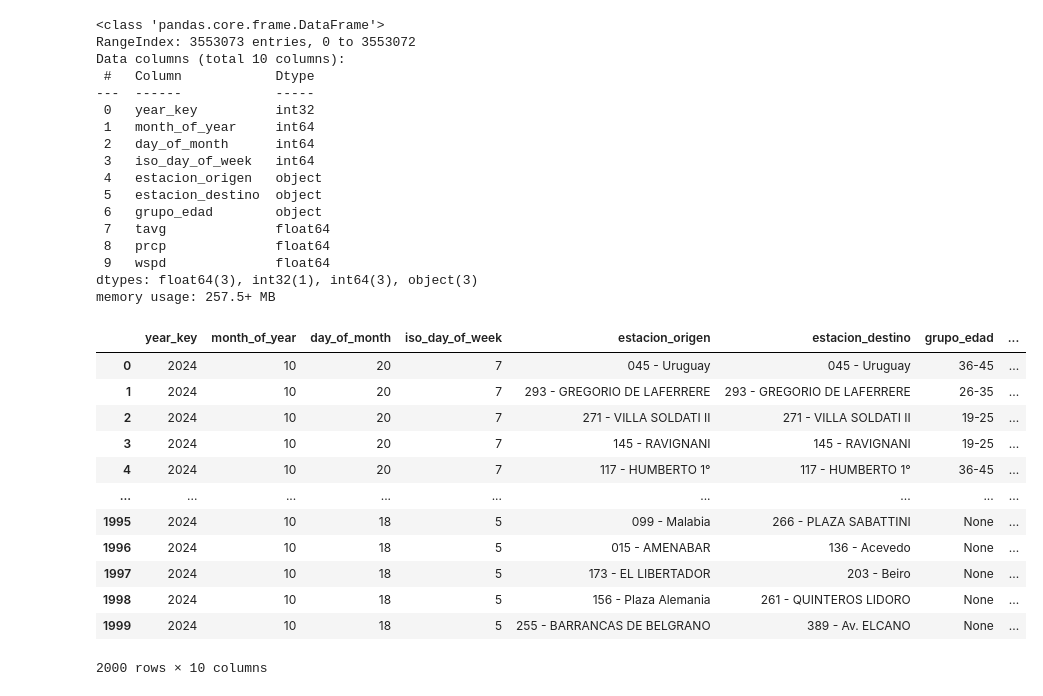
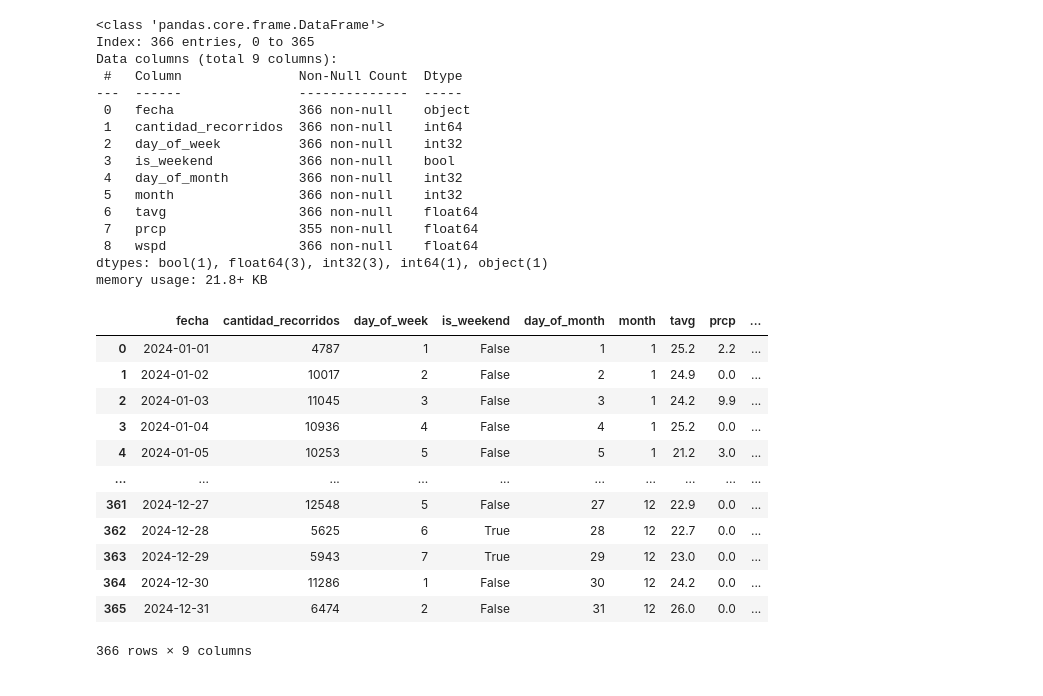
Before and after one commit to RodriMesa/proyectos_maestria, a Jupyter notebook: AprendizajeDeMaquinas/trabajo_final.ipynb, the cells around one changed output. Saved outputs shown, nothing was run; the diff lists cells and outputs as text; code cells hidden in the pictures.

```diff
--- a/AprendizajeDeMaquinas/trabajo_final.ipynb
+++ b/AprendizajeDeMaquinas/trabajo_final.ipynb
@@ -11,6 +11,6 @@ from statsmodels.tsa.statespace.sarimax import SARIMAX
 from xgboost import XGBRegressor
 # %%
 # Cargar el dataset de entrenamiento
-df = pd.read_parquet("dataset_general.parquet")
-df.describe()
+df_resumen = pd.read_parquet("final.parquet")
+df_resumen
 # %% [output]
@@ -26,36 +30,35 @@ df.describe()
 # %%
-df.info()
+df_resumen.info()
 # %% [output]
 <class 'pandas.core.frame.DataFrame'>
-RangeIndex: 3553073 entries, 0 to 3553072
-Data columns (total 10 columns):
- #   Column            Dtype
----  ------            -----
- 0   year_key          int32
- 1   month_of_year     int64
- 2   day_of_month      int64
- 3   iso_day_of_week   int64
- 4   estacion_origen   object
- 5   estacion_destino  object
- 6   grupo_edad        object
- 7   tavg              float64
- 8   prcp              float64
- 9   wspd              float64
-dtypes: float64(3), int32(1), int64(3), object(3)
-memory usage: 257.5+ MB
+Index: 366 entries, 0 to 365
+Data columns (total 9 columns):
+ #   Column               Non-Null Count  Dtype
+---  ------               --------------  -----
+ 0   fecha                366 non-null    object
+ 1   cantidad_recorridos  366 non-null    int64
+ 2   day_of_week          366 non-null    int32
+ 3   is_weekend           366 non-null    bool
+ 4   day_of_month         366 non-null    int32
+ 5   month                366 non-null    int32
+ 6   tavg                 366 non-null    float64
+ 7   prcp                 355 non-null    float64
+ 8   wspd                 366 non-null    float64
+dtypes: bool(1), float64(3), int32(3), int64(1), object(1)
+memory usage: 21.8+ KB
 # %%
-df.head(2000)
+df_resumen.head(2000)
 # %% [output]
-|  | year_key | month_of_year | day_of_month | iso_day_of_week | estacion_origen | estacion_destino | grupo_edad | ... |
-| 0 | 2024 | 10 | 20 | 7 | 045 - Uruguay | 045 - Uruguay | 36-45 | ... |
-| 1 | 2024 | 10 | 20 | 7 | 293 - GREGORIO DE LAFERRERE | 293 - GREGORIO DE LAFERRERE | 26-35 | ... |
-| 2 | 2024 | 10 | 20 | 7 | 271 - VILLA SOLDATI II | 271 - VILLA SOLDATI II | 19-25 | ... |
-| 3 | 2024 | 10 | 20 | 7 | 145 - RAVIGNANI | 145 - RAVIGNANI | 19-25 | ... |
-| 4 | 2024 | 10 | 20 | 7 | 117 - HUMBERTO 1° | 117 - HUMBERTO 1° | 36-45 | ... |
-| ... | ... | ... | ... | ... | ... | ... | ... | ... |
-| 1995 | 2024 | 10 | 18 | 5 | 099 - Malabia | 266 - PLAZA SABATTINI | None | ... |
-| 1996 | 2024 | 10 | 18 | 5 | 015 - AMENABAR | 136 - Acevedo | None | ... |
-| 1997 | 2024 | 10 | 18 | 5 | 173 - EL LIBERTADOR | 203 - Beiro | None | ... |
-| 1998 | 2024 | 10 | 18 | 5 | 156 - Plaza Alemania | 261 - QUINTEROS LIDORO | None | ... |
-| 1999 | 2024 | 10 | 18 | 5 | 255 - BARRANCAS DE BELGRANO | 389 - Av. ELCANO | None | ... |
+|  | fecha | cantidad_recorridos | day_of_week | is_weekend | day_of_month | month | tavg | prcp | ... |
+| 0 | 2024-01-01 | 4787 | 1 | False | 1 | 1 | 25.2 | 2.2 | ... |
+| 1 | 2024-01-02 | 10017 | 2 | False | 2 | 1 | 24.9 | 0.0 | ... |
+| 2 | 2024-01-03 | 11045 | 3 | False | 3 | 1 | 24.2 | 9.9 | ... |
+| 3 | 2024-01-04 | 10936 | 4 | False | 4 | 1 | 25.2 | 0.0 | ... |
+| 4 | 2024-01-05 | 10253 | 5 | False | 5 | 1 | 21.2 | 3.0 | ... |
+| ... | ... | ... | ... | ... | ... | ... | ... | ... | ... |
+| 361 | 2024-12-27 | 12548 | 5 | False | 27 | 12 | 22.9 | 0.0 | ... |
+| 362 | 2024-12-28 | 5625 | 6 | True | 28 | 12 | 22.7 | 0.0 | ... |
+| 363 | 2024-12-29 | 5943 | 7 | True | 29 | 12 | 23.0 | 0.0 | ... |
+| 364 | 2024-12-30 | 11286 | 1 | False | 30 | 12 | 24.2 | 0.0 | ... |
+| 365 | 2024-12-31 | 6474 | 2 | False | 31 | 12 | 26.0 | 0.0 | ... |
-2000 rows × 10 columns
+366 rows × 9 columns
```
Also changed, not shown: parts of 12 cells of this notebook.
